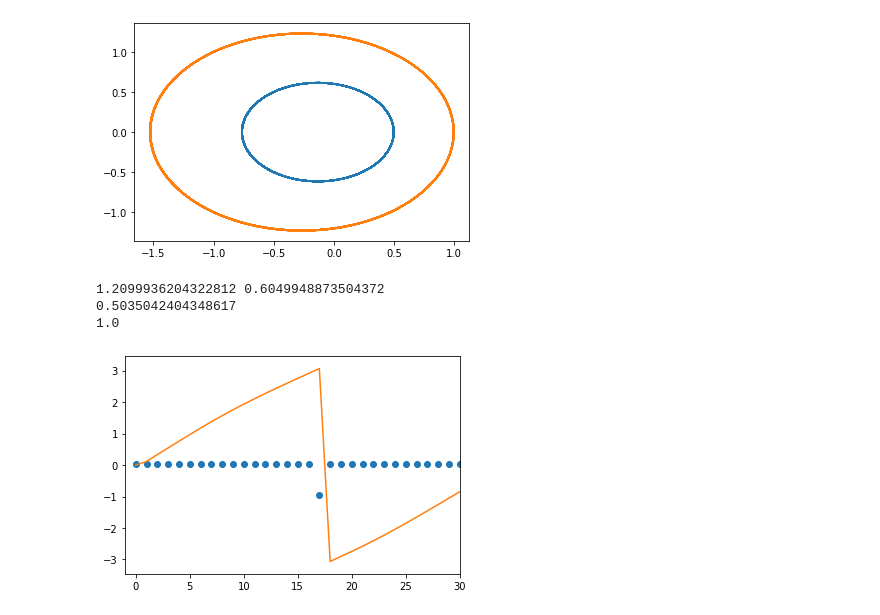
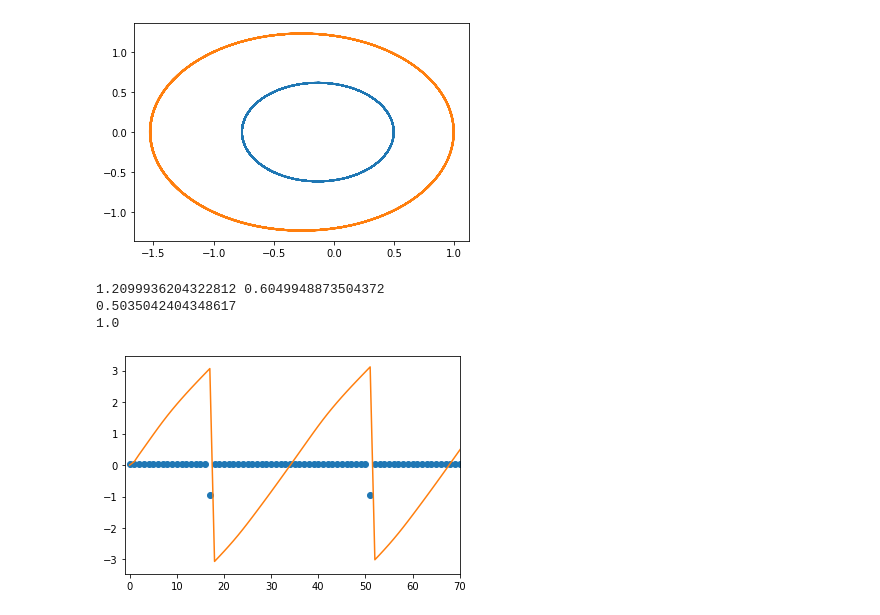
Before and after one commit to froydis98/NumeriskModellering, a Jupyter notebook: Handin2/Assignment2.ipynb, the cells around one changed output. Drawn from its saved outputs; the diff is of its cells as text; code cells hidden in the pictures.

```diff
--- a/Handin2/Assignment2.ipynb
+++ b/Handin2/Assignment2.ipynb
@@ -7,7 +93,13 @@ GM = 4 * np.pi**2
 
 f = lambda t, z: [ z[2], z[3], -((GM*z[0])/(z[0]**2 + z[1]**2)**(3/2)), -((GM*z[1])/(z[0]**2 + z[1]**2)**(3/2)) ]
 
-solution = integrate.solve_ivp(f, (0, 12*np.pi), np.array([1,0,0, 1.1 * 2*np.pi]), rtol  = 1e-10 )
+solution = integrate.solve_ivp(
+    f,                                  # Right hand side of the system
+    (0, 12*np.pi),                      # Interval of integration
+    np.array([1,0,0, 1.1 * 2*np.pi]),   # Initial state
+    method = "RK45",                    # Integration method, default is RK45
+    rtol = 1e-10                        # Tolerance for the relative error
+)
 plt.plot(solution.y[0], solution.y[1])
 plt.show()
 # %% [output]
@@ -116,7 +207,7 @@ print(ratio2)
 # %% [markdown]
 Task 5
 # %%
-solution2 = integrate.solve_ivp(f, (0, 12*np.pi), np.array([0.5,0,0, 1.1 * 2*np.pi*np.sqrt(2)]), rtol  = 1e-10 )
+solution2 = integrate.solve_ivp(f, (0, 12*np.pi), np.array([0.5,0,0, 1.1 * 2*np.pi*np.sqrt(2)]), method="RK45", rtol  = 1e-10 )
 plt.plot(solution2.y[0], solution2.y[1])
 plt.plot(solution.y[0], solution.y[1])
 # %% [output]
@@ -129,32 +220,32 @@ def rTheta_e(theta, p):
 tlist2 = []
 rlist2 = []
 rtlist2 = []
 for i in range(len(solution2.y[0])):
     x2 = solution2.y[0][i]
     y2 = solution2.y[1][i]
     r2 = np.sqrt(x2**2 + y2**2)
     theta2 = np.arctan2(y2, x2)
     tlist2.append(theta2)
     rlist2.append(r2)
 
 parameters2 = optimize.curve_fit(rTheta_e, tlist2, rlist2)
 p2 = parameters2[0][0]
 
 rt2 = rTheta(tlist2, p2, e)
 dt2 = np.roll(tlist2,-1) - tlist2
 dA22 = (((p2 / (1 + e*np.cos(theta2)))**2) / 2)*dt2
 
-plt.xlim(-1, 30)
+plt.xlim(-1, 70)
 plt.plot(dA22, 'o')
 plt.plot(tlist2)
 print(p, p2)
 a = p2 / (1 - e**2)
 time = np.sqrt(a**3)
 print(time)
 ratio = time**2/a**3
 print(ratio)
 # %% [output]
 1.2099936204322812 0.6049948873504372
 0.5035042404348617
 1.0
-[figure, old version]
+[figure, new version]
```
Also changed, not shown: parts of 6 cells of this notebook.
